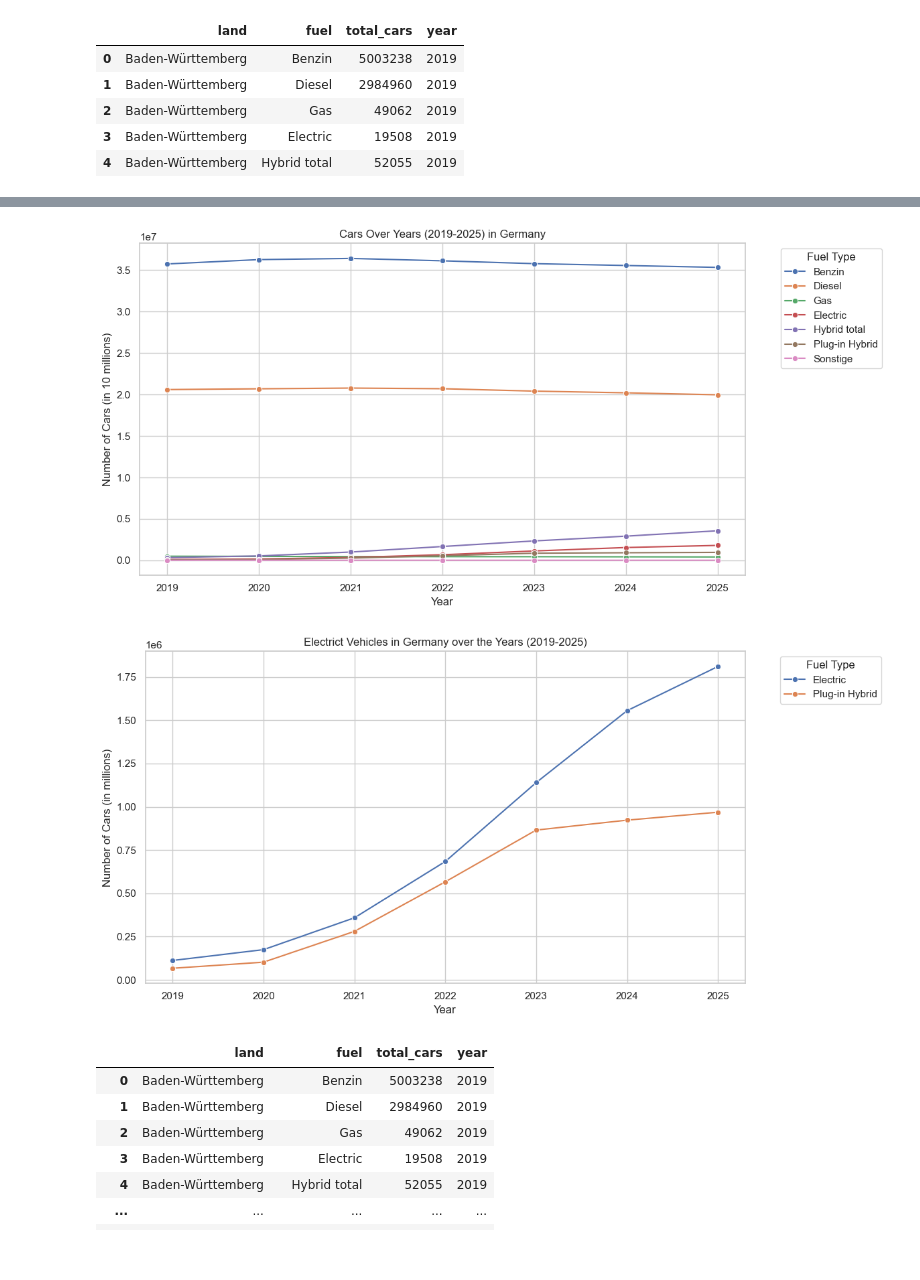
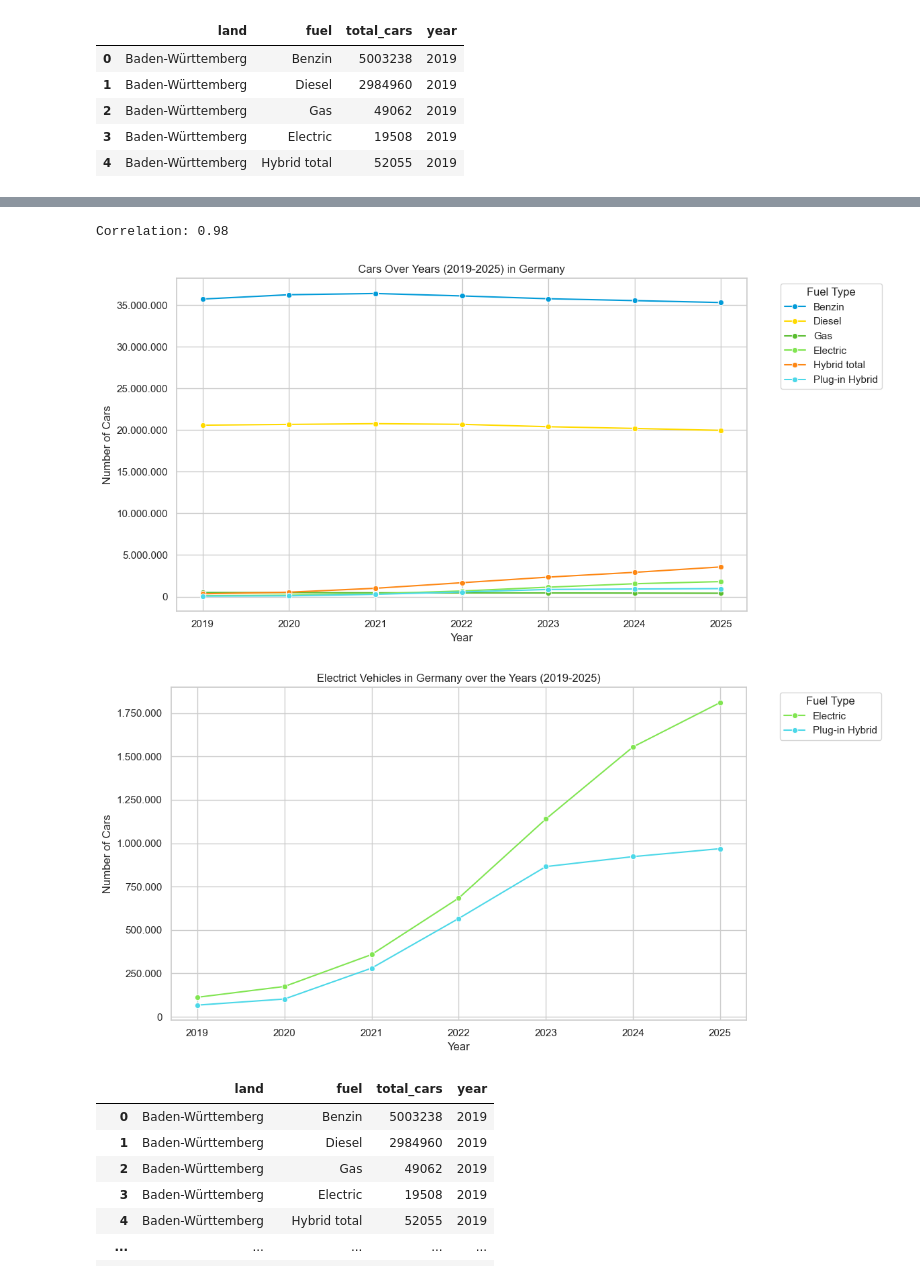
Before and after one commit to adelinerd/electric_cars, a Jupyter notebook: 3_Autos_Germany.ipynb, the cells around one changed output, grey strips where cells are left out. Saved outputs shown, nothing was run; the diff lists cells and outputs as text; code cells hidden in the pictures.

Commit message:
Started presentation, modified some charts

```diff
--- a/3_Autos_Germany.ipynb
+++ b/3_Autos_Germany.ipynb
@@ -225,41 +325,69 @@ df_germany
+# %%
+correlation = charging_stations_germany['number_of_electric_cars'].corr(charging_stations_germany['number_of_charging_points'])
+print(f'Correlation: {correlation:.2f}')
+# %% [output]
+Correlation: 0.98
 # %%
 # Set the plot style
 sns.set_style("whitegrid")
 
 # excludes total, as it includes all the fuel types
-df_germany_filtered = df_germany[df_germany["fuel"] != "Total"]
+df_germany_filtered = df_germany[~(df_germany["fuel"].isin(["Total","Sonstige"]))]
 
 # Pivot the data to get years on x-axis and fuel types as separate lines
 plt.figure(figsize=(12, 6))
-sns.lineplot(data=df_germany_filtered, x="year", y="total_cars", hue="fuel", marker="o")
+sns.lineplot(data=df_germany_filtered, x="year", y="total_cars", palette = colors_fuel, hue="fuel", marker="o")
+
+# Access the axes
+ax = plt.gca()
+
+# Turn off scientific notation
+ax.ticklabel_format(style='plain', axis='y')
+
+# Format ticks with commas
+ax.yaxis.set_major_formatter(ticker.FuncFormatter(lambda x, _: f'{int(x):,}'.replace(',', '.')))
 
 # Labels and title
 plt.xlabel("Year")
-plt.ylabel("Number of Cars (in 10 millions)")
+plt.ylabel("Number of Cars")
 plt.title("Cars Over Years (2019-2025) in Germany")
 
 # Move legend outside
 plt.legend(title="Fuel Type", bbox_to_anchor=(1.05, 1), loc="upper left")
 
 # Adjust layout to fit legend
 plt.tight_layout()
 plt.show()
 # %% [output]
-[figure, old version]
+[figure, new version]
 # %%
-# Set the plot style
-sns.set_style("whitegrid")
+import matplotlib.ticker as ticker
 
 # here we consider pure electrical and plug-in hybrids as electrical cars
 df_electric = df_germany[df_germany["fuel"].isin(["Electric", "Plug-in Hybrid"])]
 
+# Set the plot style
+sns.set_style("whitegrid")
+
+
 # Pivot the data to get years on x-axis and fuel types as separate lines
 plt.figure(figsize=(12, 6))
-sns.lineplot(data=df_electric, x="year", y="total_cars", hue="fuel", marker="o")
+
+# Access the axes
+ax = plt.gca()
+
+# Turn off scientific notation
+ax.ticklabel_format(style='plain', axis='y')
+
+# Format ticks with commas
+ax.yaxis.set_major_formatter(ticker.FuncFormatter(lambda x, _: f'{int(x):,}'.replace(',', '.')))
+
+
+sns.lineplot(data=df_electric, x="year", y="total_cars", palette = colors_fuel, hue="fuel", marker="o", ax = ax)
 
 # Labels and title
 plt.xlabel("Year")
-plt.ylabel("Number of Cars (in millions)")
+plt.ylabel("Number of Cars")
 plt.title("Electrict Vehicles in Germany over the Years (2019-2025)")
 
 # Move legend outside
@@ -269,7 +397,7 @@ plt.legend(title="Fuel Type", bbox_to_anchor=(1.05, 1), loc="upper left")
 plt.tight_layout()
 plt.show()
 # %% [output]
-[figure, old version]
+[figure, new version]
 # %%
 # Remove "Deutschland" from the dataset, as it contains aggregations
 df_states = df[~(df["land"] =="Deutschland")]
```
Also changed, not shown: parts of 18 cells of this notebook, 17 other files.
